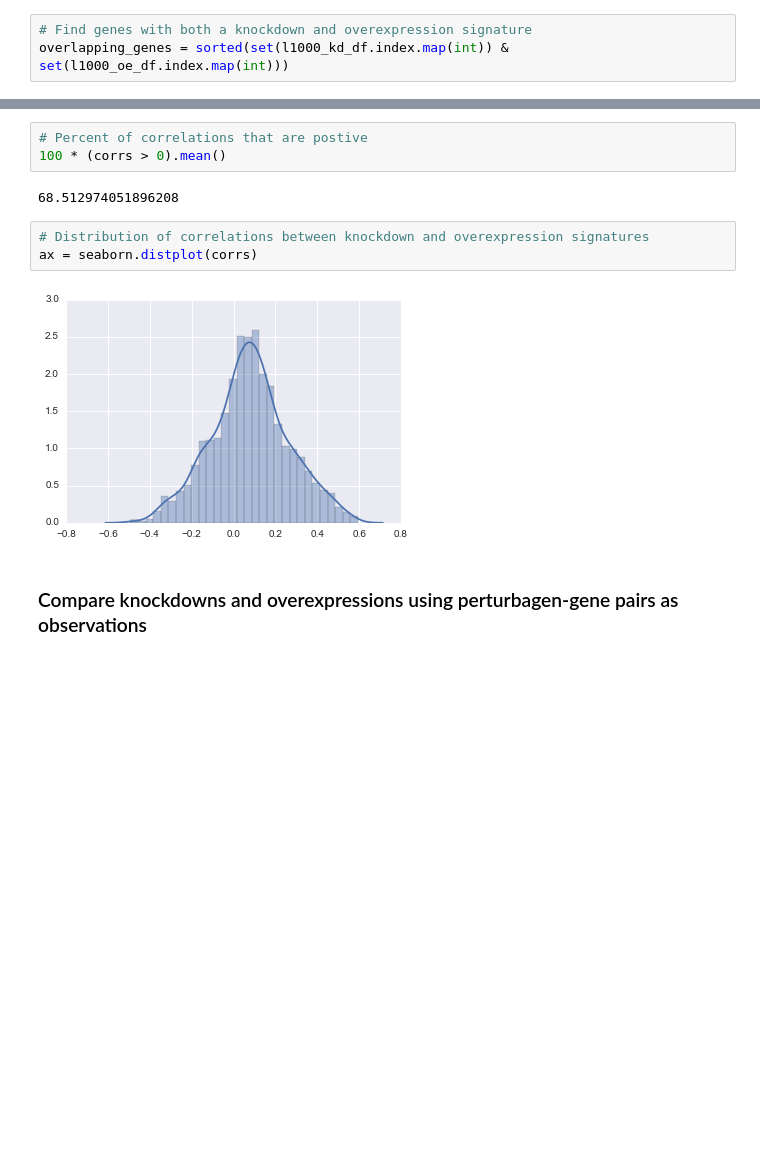
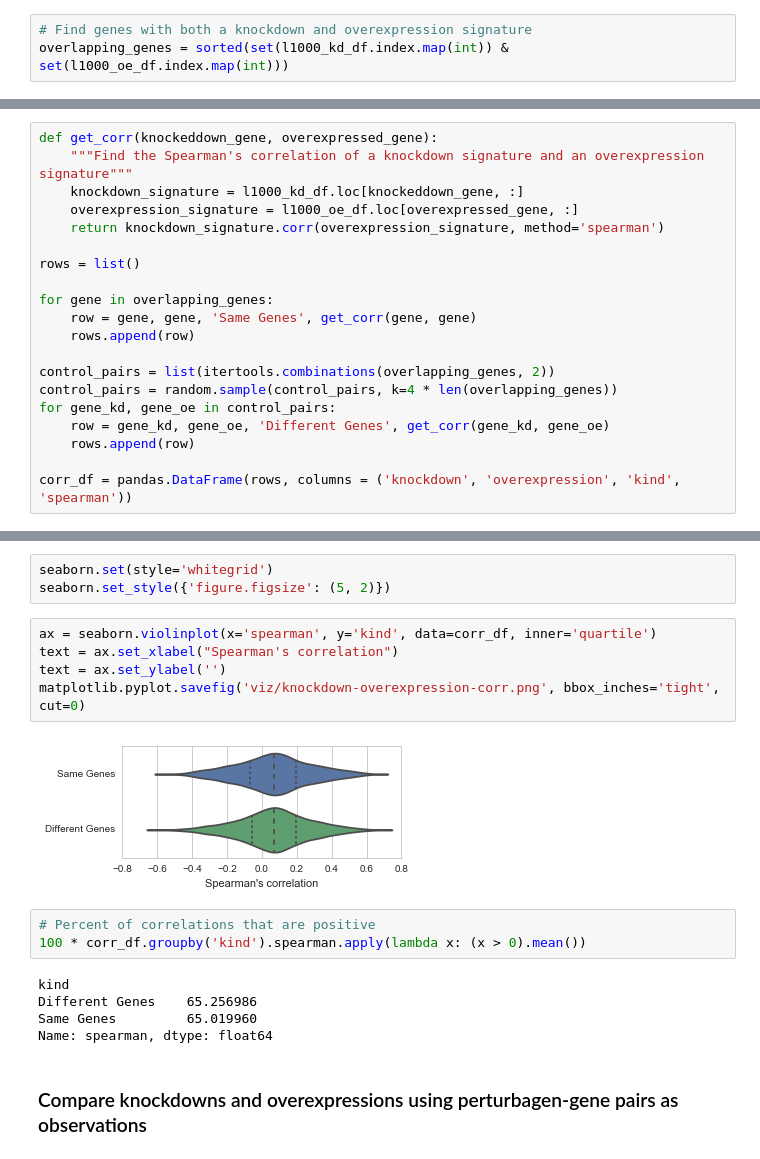
Before and after one commit to dhimmel/lincs, a Jupyter notebook: binarize-consensi.ipynb, the cells around one changed output, grey strips where cells are left out. Drawn from its saved outputs; the diff is of its cells as text; blank space fills up the shorter version.

```diff
--- a/binarize-consensi.ipynb
+++ b/binarize-consensi.ipynb
@@ -151,0 +141,20 @@ dtype: float64
+# %%
+def get_corr(knockeddown_gene, overexpressed_gene):
+    """Find the Spearman's correlation of a knockdown signature and an overexpression signature"""
+    knockdown_signature = l1000_kd_df.loc[knockeddown_gene, :]
+    overexpression_signature = l1000_oe_df.loc[overexpressed_gene, :]
+    return knockdown_signature.corr(overexpression_signature, method='spearman')
+
+rows = list()
+
+for gene in overlapping_genes:
+    row = gene, gene, 'Same Genes', get_corr(gene, gene)
+    rows.append(row)
+
+control_pairs = list(itertools.combinations(overlapping_genes, 2))
+control_pairs = random.sample(control_pairs, k=4 * len(overlapping_genes))
+for gene_kd, gene_oe in control_pairs:
+    row = gene_kd, gene_oe, 'Different Genes', get_corr(gene_kd, gene_oe)
+    rows.append(row)
+
+corr_df = pandas.DataFrame(rows, columns = ('knockdown', 'overexpression', 'kind', 'spearman'))
@@ -152,13 +173,21 @@ dtype: float64
+# %%
+seaborn.set(style='whitegrid')
+seaborn.set_style({'figure.figsize': (5, 2)})
+# %%
+ax = seaborn.violinplot(x='spearman', y='kind', data=corr_df, inner='quartile')
+text = ax.set_xlabel("Spearman's correlation")
+text = ax.set_ylabel('')
+matplotlib.pyplot.savefig('viz/knockdown-overexpression-corr.png', bbox_inches='tight', cut=0)
+# %% [output]
+[figure, added]
 # %%
-# Percent of correlations that are postive
-100 * (corrs > 0).mean()
+# Percent of correlations that are positive
+100 * corr_df.groupby('kind').spearman.apply(lambda x: (x > 0).mean())
 # %% [output]
-68.512974051896208
+kind
+Different Genes    65.256986
+Same Genes         65.019960
+Name: spearman, dtype: float64
-# %%
-# Distribution of correlations between knockdown and overexpression signatures
-ax = seaborn.distplot(corrs)
-# %% [output]
-[figure, removed]
 # %% [markdown]
 ### Compare knockdowns and overexpressions using perturbagen-gene pairs as observations
 # %%
```
Also changed, not shown: parts of 7 cells of this notebook, 1 other file.
